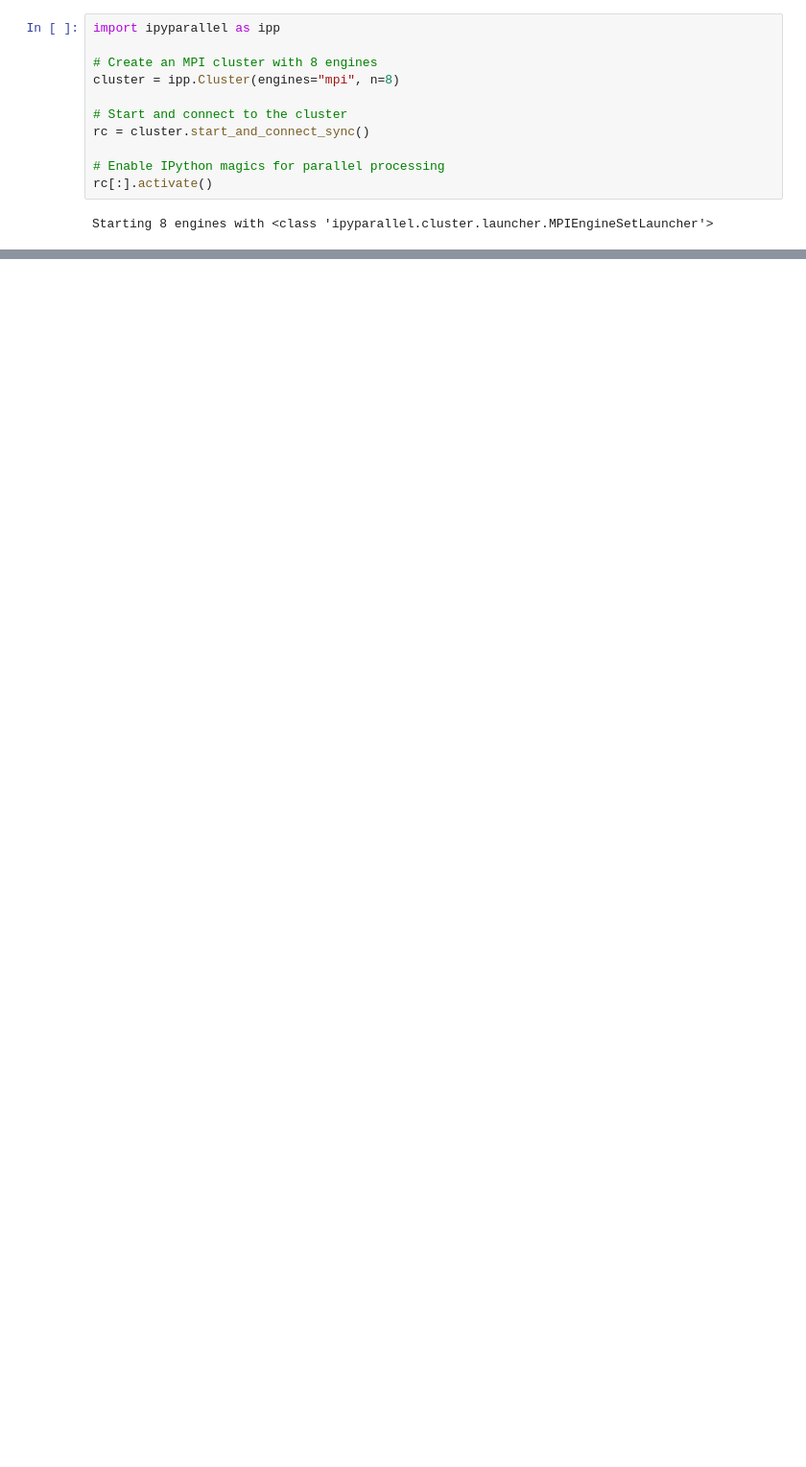
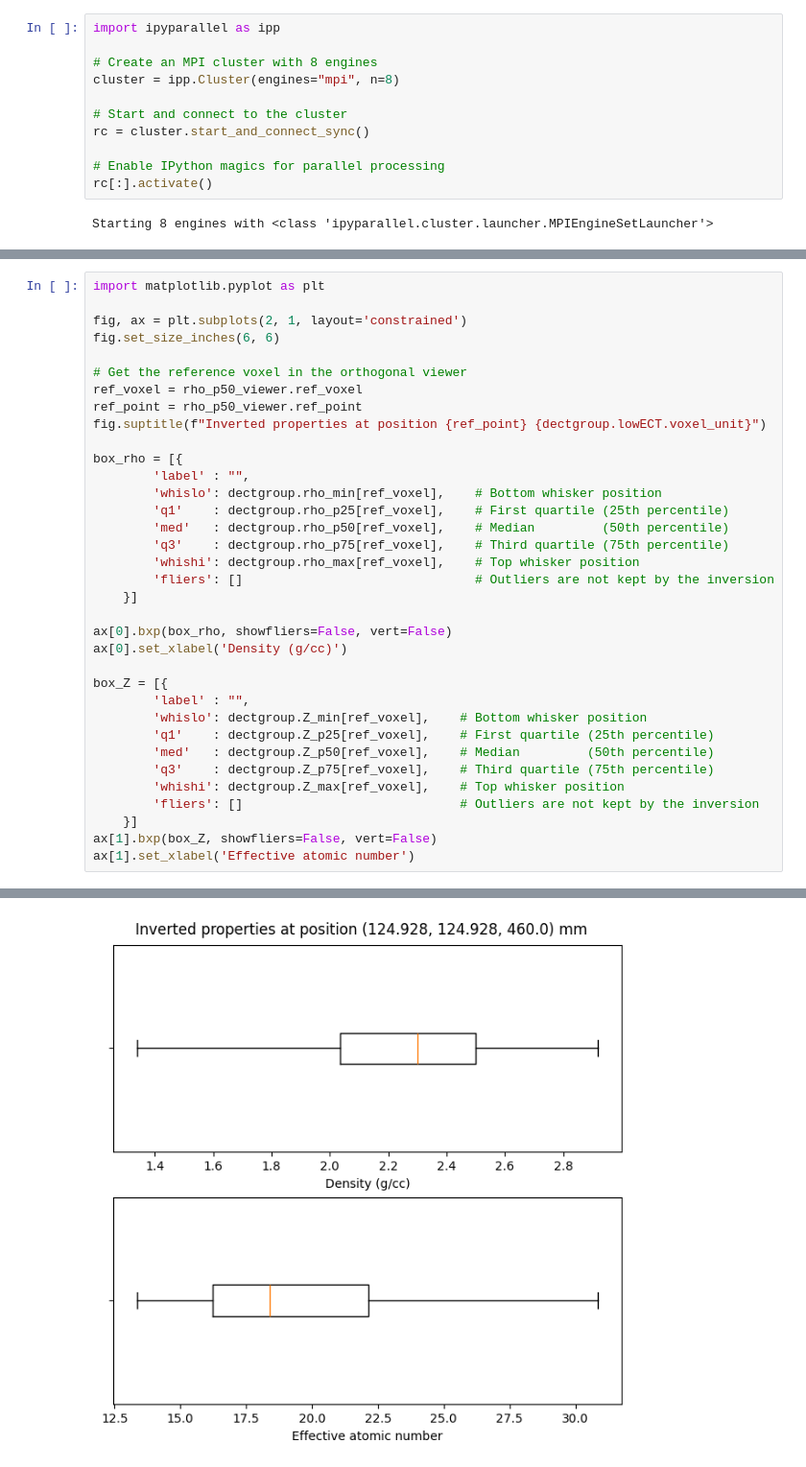
Before and after one commit to rodolfovictor/rockverse, a Jupyter notebook: docs/source/tutorials/digitalrock/dual_energy/dual_energy_tutorial_process.ipynb, the cells around one changed output, grey strips where cells are left out. Shown at 96% size. Drawn from its saved outputs; the diff is of its cells as text; blank space fills up the shorter version.

```diff
--- a/docs/source/tutorials/digitalrock/dual_energy/dual_energy_tutorial_process.ipynb
+++ b/docs/source/tutorials/digitalrock/dual_energy/dual_energy_tutorial_process.ipynb
@@ -95,0 +152,36 @@ following new voxel images as attributes of dectgroup:
+# %%
+import matplotlib.pyplot as plt
+
+fig, ax = plt.subplots(2, 1, layout='constrained')
+fig.set_size_inches(6, 6)
+
+# Get the reference voxel in the orthogonal viewer
+ref_voxel = rho_p50_viewer.ref_voxel
+ref_point = rho_p50_viewer.ref_point
+fig.suptitle(f"Inverted properties at position {ref_point} {dectgroup.lowECT.voxel_unit}")
+
+box_rho = [{
+        'label' : "",
+        'whislo': dectgroup.rho_min[ref_voxel],    # Bottom whisker position
+        'q1'    : dectgroup.rho_p25[ref_voxel],    # First quartile (25th percentile)
+        'med'   : dectgroup.rho_p50[ref_voxel],    # Median         (50th percentile)
+        'q3'    : dectgroup.rho_p75[ref_voxel],    # Third quartile (75th percentile)
+        'whishi': dectgroup.rho_max[ref_voxel],    # Top whisker position
+        'fliers': []                               # Outliers are not kept by the inversion
+    }]
+
+ax[0].bxp(box_rho, showfliers=False, vert=False)
+ax[0].set_xlabel('Density (g/cc)')
+
+box_Z = [{
+        'label' : "",
+        'whislo': dectgroup.Z_min[ref_voxel],    # Bottom whisker position
+        'q1'    : dectgroup.Z_p25[ref_voxel],    # First quartile (25th percentile)
+        'med'   : dectgroup.Z_p50[ref_voxel],    # Median         (50th percentile)
+        'q3'    : dectgroup.Z_p75[ref_voxel],    # Third quartile (75th percentile)
+        'whishi': dectgroup.Z_max[ref_voxel],    # Top whisker position
+        'fliers': []                             # Outliers are not kept by the inversion
+    }]
+ax[1].bxp(box_Z, showfliers=False, vert=False)
+ax[1].set_xlabel('Effective atomic number')
+# %% [output]
@@ -95,0 +189 @@ following new voxel images as attributes of dectgroup:
+[figure, added]
```
Also changed, not shown: parts of 7 cells of this notebook, 49 other files.
